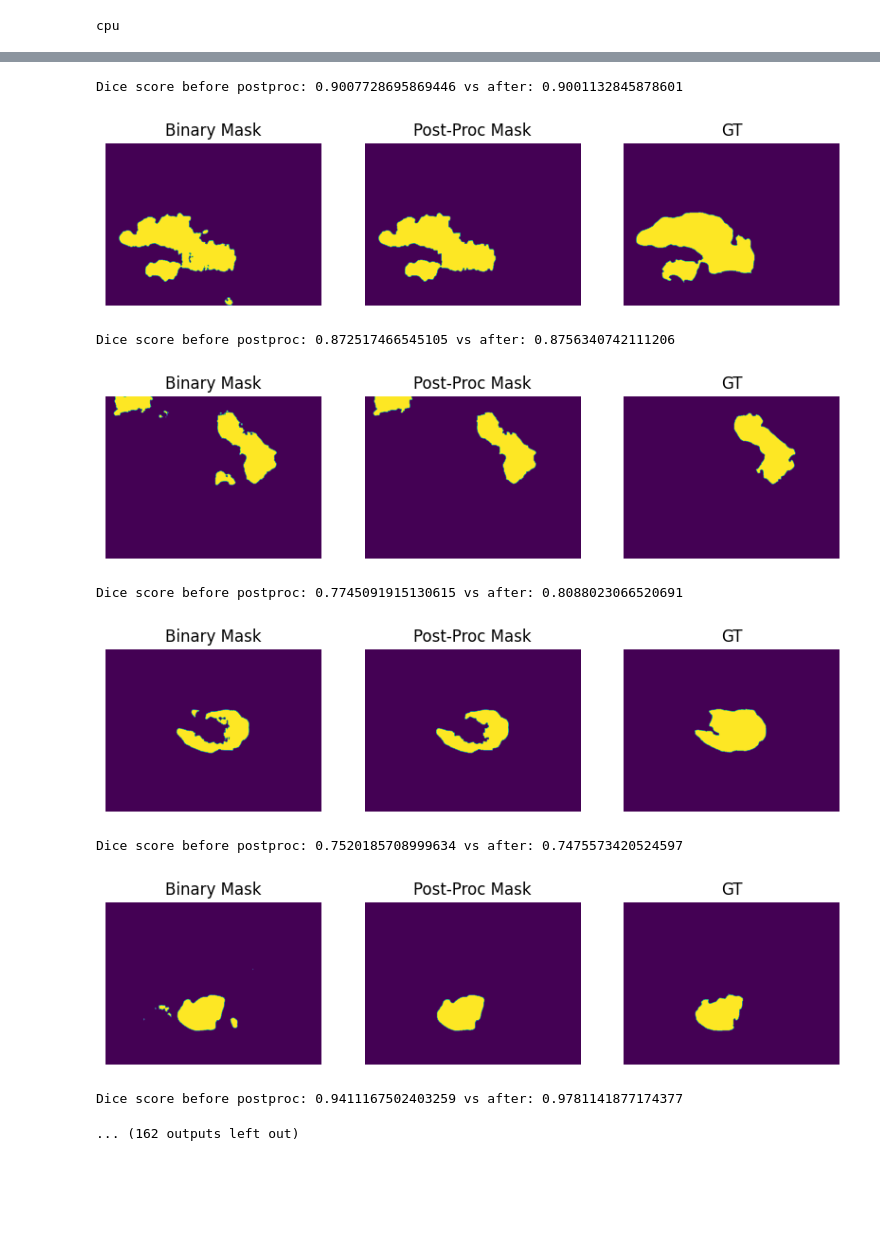
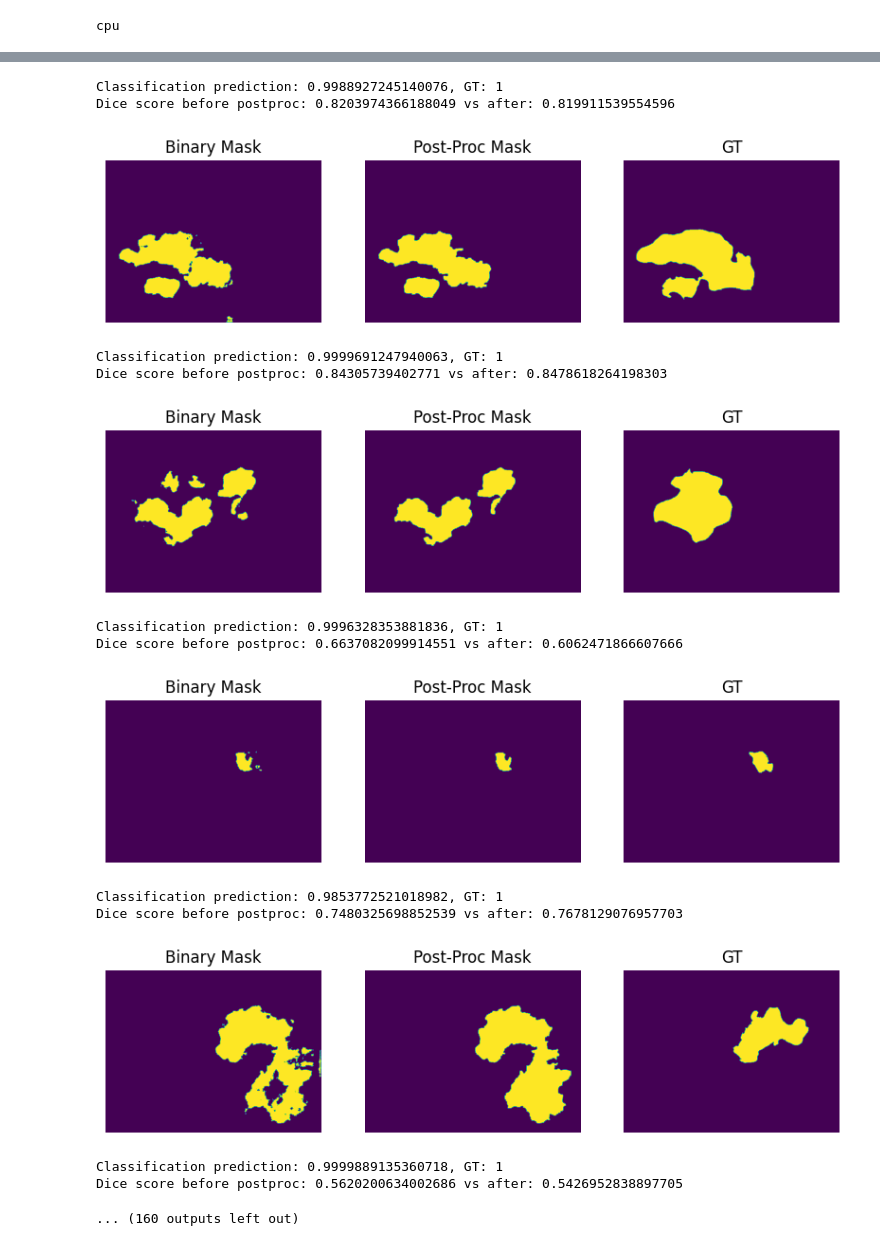
Before and after one commit to oliverjm1/mycetoma_segmentation, a Jupyter notebook: notebooks/look_at_predictions.ipynb, the cells around one changed output, grey strips where cells are left out. Saved outputs shown, nothing was run; the diff lists cells and outputs as text; code cells hidden in the pictures; blank space fills up the shorter version.

Commit message:
notebook updates (mainly outputs)

```diff
--- a/notebooks/look_at_predictions.ipynb
+++ b/notebooks/look_at_predictions.ipynb
@@ -20,8 +21,11 @@ from postprocessing import threshold_mask, post_process_binary_mask
 # %%
 DATA_DIR = '../data'
 # %%
-train_paths = np.array([os.path.relpath(i, DATA_DIR).split('.')[0] for i in glob.glob(f'{DATA_DIR}/training_dataset/**/*.jpg')])
-val_paths = np.array([os.path.relpath(i, DATA_DIR).split('.')[0] for i in glob.glob(f'{DATA_DIR}/validation_dataset/**/*.jpg')])
+train_paths = np.array([os.path.relpath(i, DATA_DIR).split('.')[0] for i in glob.glob(f'{DATA_DIR}/corrected_training_dataset/**/*.jpg')])
+val_paths = np.array([os.path.relpath(i, DATA_DIR).split('.')[0] for i in glob.glob(f'{DATA_DIR}/corrected_validation_dataset/**/*.jpg')])
+
+problem_val_paths = np.array(['corrected_validation_dataset/FM/FM10_1'])
+val_paths = np.setdiff1d(val_paths, problem_val_paths)
 
 print(f"Train length: {len(train_paths)}")
 print(f"Val length: {len(val_paths)}")
@@ -61,8 +65,8 @@ def plot_image(im, pred, gt):
     plt.show()
 # %%
 # Create and load model save
-model = UNet2D(3, 1, 8)
-state_dict = torch.load('../model_saves/updated_masks_longer2_best_model.pth', map_location=torch.device(device))
+model = UNetMultiTask(3, 1, 8)
+state_dict = torch.load('../model_saves/multitask_firstgo_best_model.pth', map_location=torch.device(device))
 
 # Sometimes, the model dictionary keys contain 'module.' prefix which we don't want
 remove_prefix = True
@@ -82,16 +86,18 @@ from tqdm import tqdm
 threshold = 0.5
 dice_coeff = 0.0
 post_dice_coeff = 0.0
+gts = []
+preds = []
 n = 0
 
 # Perform loop without computing gradients
 with torch.no_grad():
-    for idx, (inputs, targets) in enumerate(val_loader):
+    for idx, (inputs, targets, labels) in enumerate(val_loader):
 
         inputs = inputs.to(device)
         targets = targets.to(device)
 
-        outputs = model(inputs)
+        outputs, class_out = model(inputs)
 
         dice_coeff += batch_dice_coeff(outputs>threshold, targets).detach().cpu().numpy()
         n += 1
@@ -110,6 +116,9 @@ with torch.no_grad():
 
         post_dice_coeff += post_proc_dice
 
+        gts.append(labels.item())
+        preds.append(class_out.squeeze().item())
+
         # Plot prediction before and after processing
         fig, ax = plt.subplots(1, 3, figsize=(10, 5))
         ax[0].imshow(pred)
@@ -126,6 +135,7 @@ with torch.no_grad():
 
         plt.show()
 
+        print(f"Classification prediction: {class_out.squeeze().item()}, GT: {labels.item()}")
         print(f"Dice score before postproc: {dice} vs after: {post_proc_dice}")
 
 pre_proc_dice_av = dice_coeff/n
@@ -138,10 +149,15 @@ Dice score before postproc: 0.8303878903388977 vs after: 0.8548333644866943
-Dice score before postproc: 0.9007728695869446 vs after: 0.9001132845878601
+Classification prediction: 0.9988927245140076, GT: 1
+Dice score before postproc: 0.8203974366188049 vs after: 0.819911539554596
-[figure, old version]
+[figure, new version]
-Dice score before postproc: 0.872517466545105 vs after: 0.8756340742111206
+Classification prediction: 0.9999691247940063, GT: 1
+Dice score before postproc: 0.84305739402771 vs after: 0.8478618264198303
-[figure, old version]
+[figure, new version]
-Dice score before postproc: 0.7745091915130615 vs after: 0.8088023066520691
+Classification prediction: 0.9996328353881836, GT: 1
+Dice score before postproc: 0.6637082099914551 vs after: 0.6062471866607666
-[figure, old version]
+[figure, new version]
-Dice score before postproc: 0.7520185708999634 vs after: 0.7475573420524597
+Classification prediction: 0.9853772521018982, GT: 1
+Dice score before postproc: 0.7480325698852539 vs after: 0.7678129076957703
-[figure, old version]
+[figure, new version]
-Dice score before postproc: 0.9411167502403259 vs after: 0.9781141877174377
+Classification prediction: 0.9999889135360718, GT: 1
+Dice score before postproc: 0.5620200634002686 vs after: 0.5426952838897705
-... (162 outputs left out)
+... (160 outputs left out)
```
Also changed, not shown: parts of 9 cells of this notebook, 3 other files.
